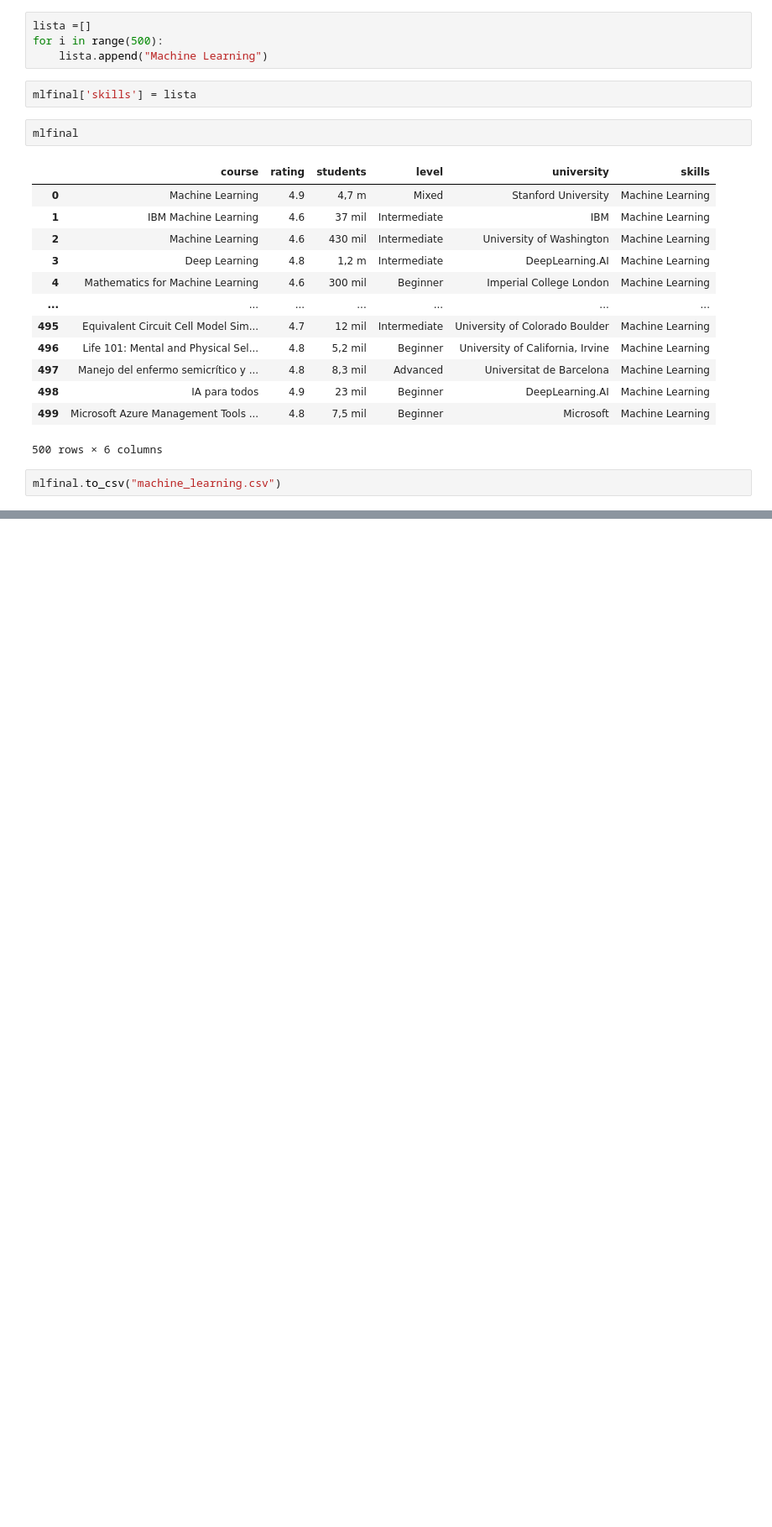
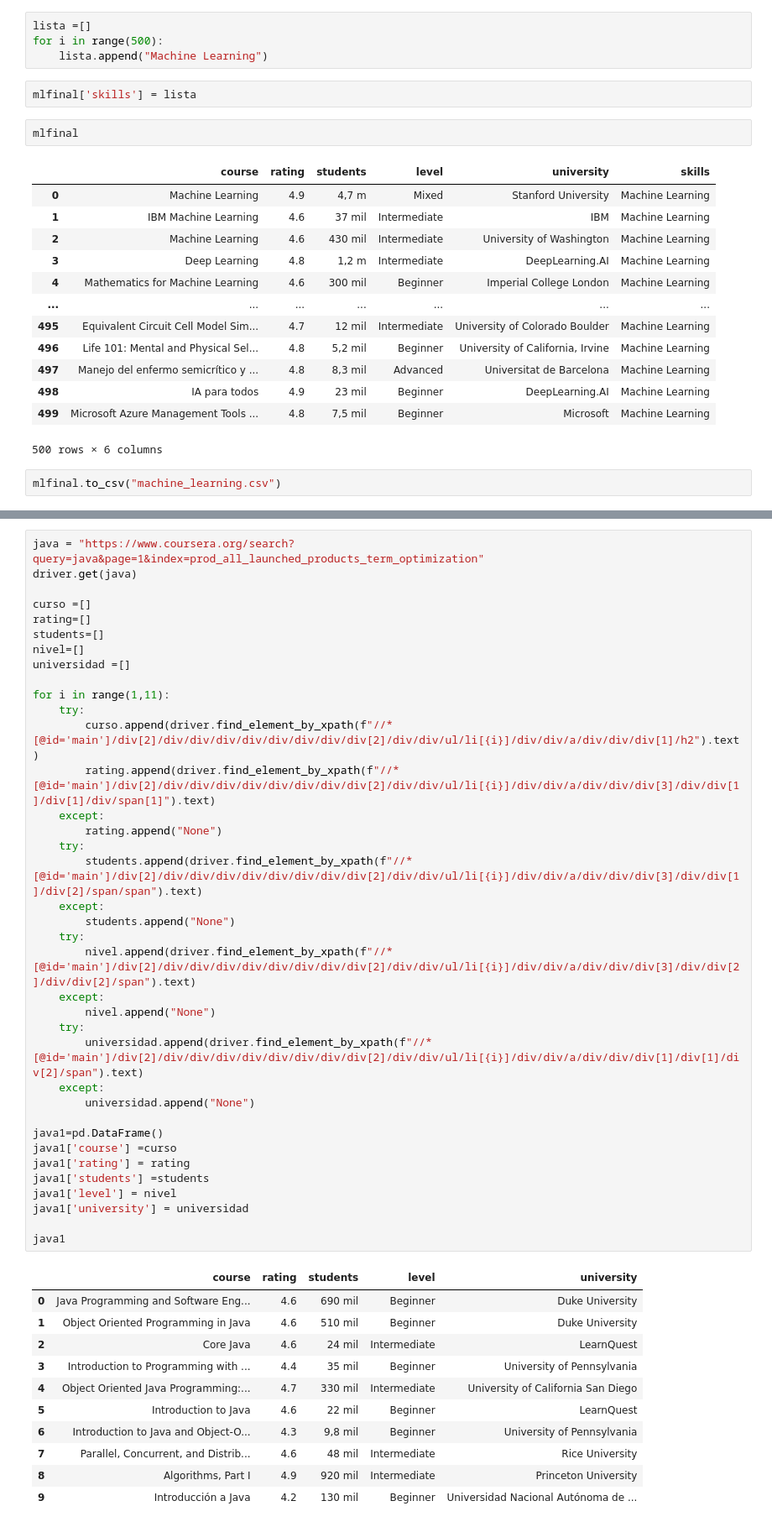
Before and after one commit to jesuschao/Coursera_Project, a Jupyter notebook: 0_Scrapping.ipynb, the cells around one changed output, grey strips where cells are left out. Shown at 84% size. Saved outputs shown, nothing was run; the diff lists cells and outputs as text; blank space fills up the shorter version.

```diff
--- a/0_Scrapping.ipynb
+++ b/0_Scrapping.ipynb
@@ -6565,0 +6568,49 @@ mlfinal.to_csv("machine_learning.csv")
+# %%
+java = "https://www.coursera.org/search?query=java&page=1&index=prod_all_launched_products_term_optimization"
+driver.get(java)
+
+curso =[]
+rating=[]
+students=[]
+nivel=[]
+universidad =[]
+
+for i in range(1,11):
+    try:
+        curso.append(driver.find_element_by_xpath(f"//*[@id='main']/div[2]/div/div/div/div/div/div/div/div[2]/div/div/ul/li[{i}]/div/div/a/div/div/div[1]/h2").text)
+        rating.append(driver.find_element_by_xpath(f"//*[@id='main']/div[2]/div/div/div/div/div/div/div/div[2]/div/div/ul/li[{i}]/div/div/a/div/div/div[3]/div/div[1]/div[1]/div/span[1]").text)
+    except:
+        rating.append("None")
+    try:
+        students.append(driver.find_element_by_xpath(f"//*[@id='main']/div[2]/div/div/div/div/div/div/div/div[2]/div/div/ul/li[{i}]/div/div/a/div/div/div[3]/div/div[1]/div[2]/span/span").text)
+    except:
+        students.append("None")
+    try:
+        nivel.append(driver.find_element_by_xpath(f"//*[@id='main']/div[2]/div/div/div/div/div/div/div/div[2]/div/div/ul/li[{i}]/div/div/a/div/div/div[3]/div/div[2]/div/div[2]/span").text)
+    except:
+        nivel.append("None")
+    try:
+        universidad.append(driver.find_element_by_xpath(f"//*[@id='main']/div[2]/div/div/div/div/div/div/div/div[2]/div/div/ul/li[{i}]/div/div/a/div/div/div[1]/div[1]/div[2]/span").text)
+    except:
+        universidad.append("None")
+
+java1=pd.DataFrame()
+java1['course'] =curso
+java1['rating'] = rating
+java1['students'] =students
+java1['level'] = nivel
+java1['university'] = universidad
+
+java1
+# %% [output]
+|  | course | rating | students | level | university |
+| 0 | Java Programming and Software Eng... | 4.6 | 690 mil | Beginner | Duke University |
+| 1 | Object Oriented Programming in Java | 4.6 | 510 mil | Beginner | Duke University |
+| 2 | Core Java | 4.6 | 24 mil | Intermediate | LearnQuest |
+| 3 | Introduction to Programming with ... | 4.4 | 35 mil | Beginner | University of Pennsylvania |
+| 4 | Object Oriented Java Programming:... | 4.7 | 330 mil | Intermediate | University of California San Diego |
+| 5 | Introduction to Java | 4.6 | 22 mil | Beginner | LearnQuest |
+| 6 | Introduction to Java and Object-O... | 4.3 | 9,8 mil | Beginner | University of Pennsylvania |
+| 7 | Parallel, Concurrent, and Distrib... | 4.6 | 48 mil | Intermediate | Rice University |
+| 8 | Algorithms, Part I | 4.9 | 920 mil | Intermediate | Princeton University |
+| 9 | Introducción a Java | 4.2 | 130 mil | Beginner | Universidad Nacional Autónoma de ... |
```
Also changed, not shown: parts of 52 cells of this notebook, 3 other files.
